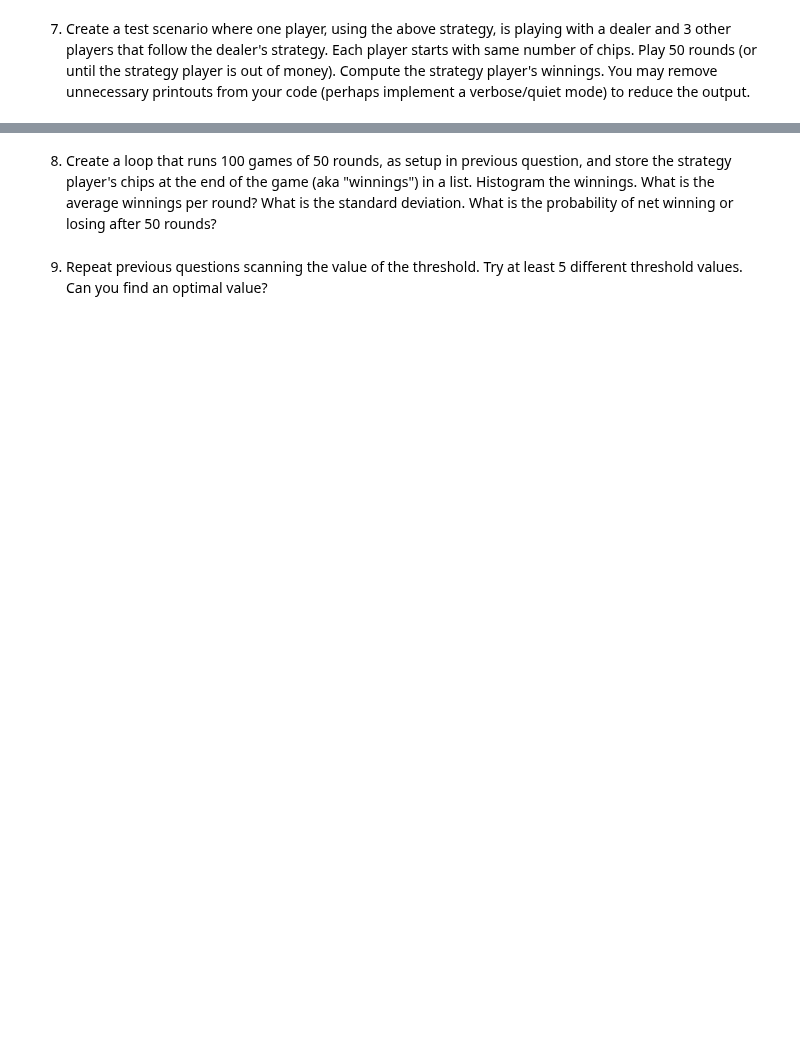
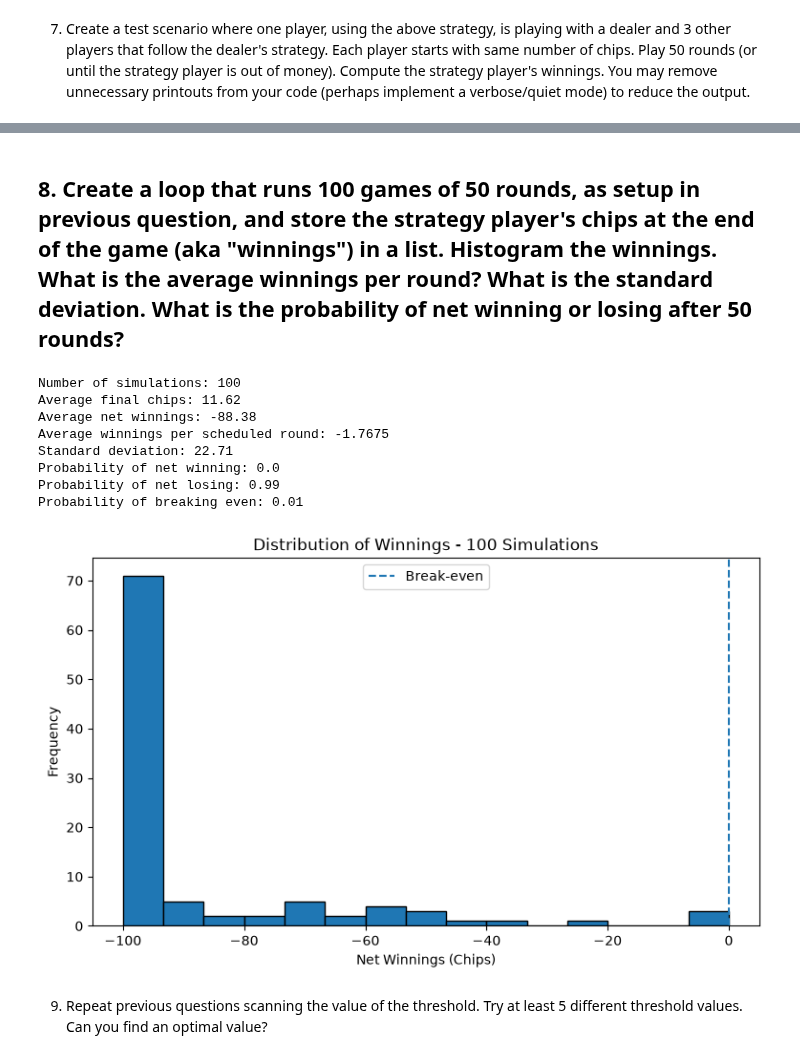
Before and after one commit to Safal-alt/DATA3402.Fall.2026, a Jupyter notebook: Labs/Lab.6/Lab.6.ipynb, the cells around one changed output, grey strips where cells are left out. Cells and saved outputs as stored; diff of their text form; code cells hidden in the pictures; blank space fills up the shorter version.

Commit message:
Complete Lab 6 Blackjack

```diff
--- a/Labs/Lab.6/Lab.6.ipynb
+++ b/Labs/Lab.6/Lab.6.ipynb
@@ -34,4 +833,46 @@ A few requirements:
 # %% [markdown]
-8. Create a loop that runs 100 games of 50 rounds, as setup in previous question, and store the strategy player's chips at the end of the game (aka "winnings") in a list. Histogram the winnings. What is the average winnings per round? What is the standard deviation. What is the probability of net winning or losing after 50 rounds?
+## 8. Create a loop that runs 100 games of 50 rounds, as setup in previous question, and store the strategy player's chips at the end of the game (aka "winnings") in a list. Histogram the winnings. What is the average winnings per round? What is the standard deviation. What is the probability of net winning or losing after 50 rounds?
+# %%
+
+results = np.array(run_100(threshold=0))
+
+net_winnings = results - 100
+
+average_winnings = np.mean(net_winnings)
+average_per_round = np.mean(net_winnings) / 50
+standard_deviation = np.std(net_winnings)
+
+probability_win = np.mean(net_winnings > 0)
+probability_loss = np.mean(net_winnings < 0)
+probability_tie = np.mean(net_winnings == 0)
+
+print("Number of simulations:", len(results))
+print("Average final chips:", round(np.mean(results), 2))
+print("Average net winnings:", round(average_winnings, 2))
+print("Average winnings per scheduled round:",
+      round(average_per_round, 4))
+print("Standard deviation:", round(standard_deviation, 2))
+print("Probability of net winning:", round(probability_win, 4))
+print("Probability of net losing:", round(probability_loss, 4))
+print("Probability of breaking even:", round(probability_tie, 4))
+
+plt.figure(figsize=(9, 5))
+plt.hist(net_winnings, bins=15, edgecolor="black")
+plt.axvline(0, linestyle="--", label="Break-even")
+plt.xlabel("Net Winnings (Chips)")
+plt.ylabel("Frequency")
+plt.title("Distribution of Winnings - 100 Simulations")
+plt.legend()
+plt.show()
+# %% [output]
+Number of simulations: 100
+Average final chips: 11.62
+Average net winnings: -88.38
+Average winnings per scheduled round: -1.7675
+Standard deviation: 22.71
+Probability of net winning: 0.0
+Probability of net losing: 0.99
+Probability of breaking even: 0.01
+[figure, added]
 # %% [markdown]
 9. Repeat previous questions scanning the value of the threshold. Try at least 5 different threshold values. Can you find an optimal value?
```
Also changed, not shown: parts of 9 cells of this notebook.
